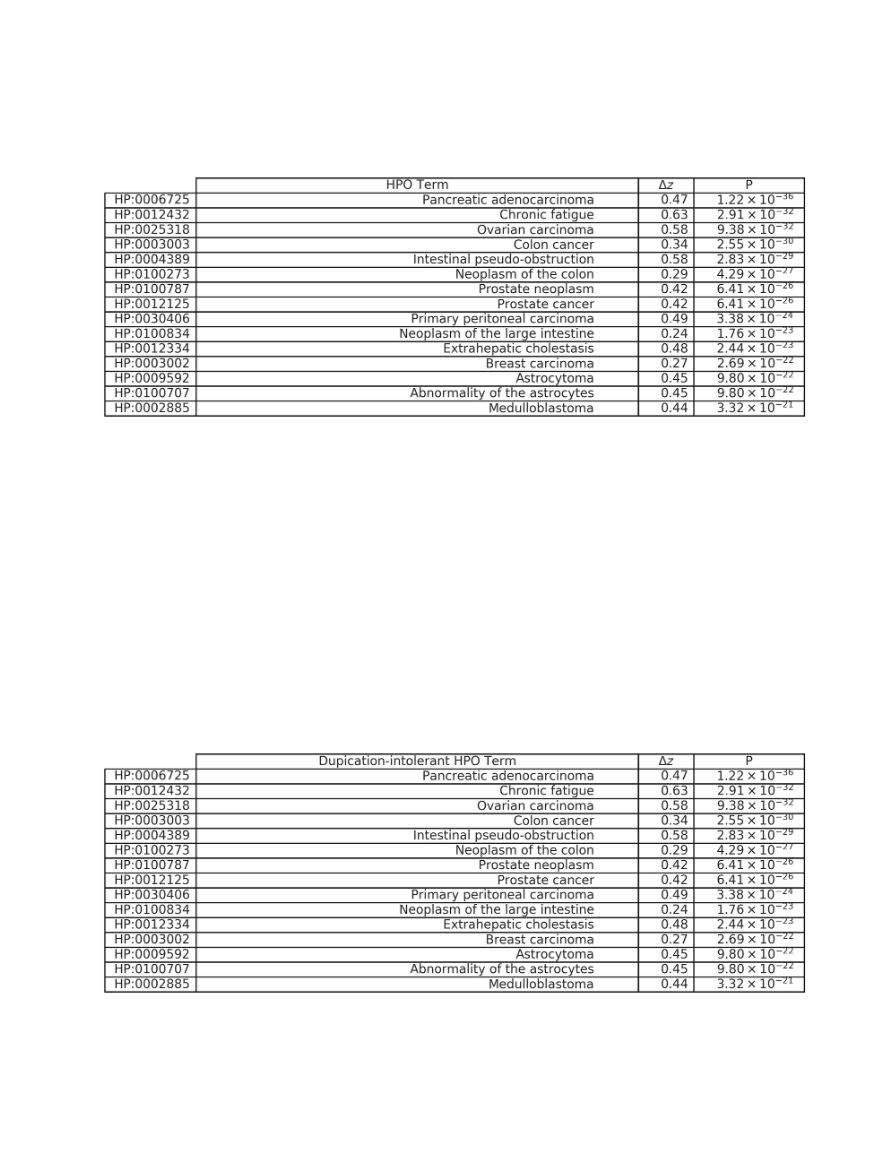
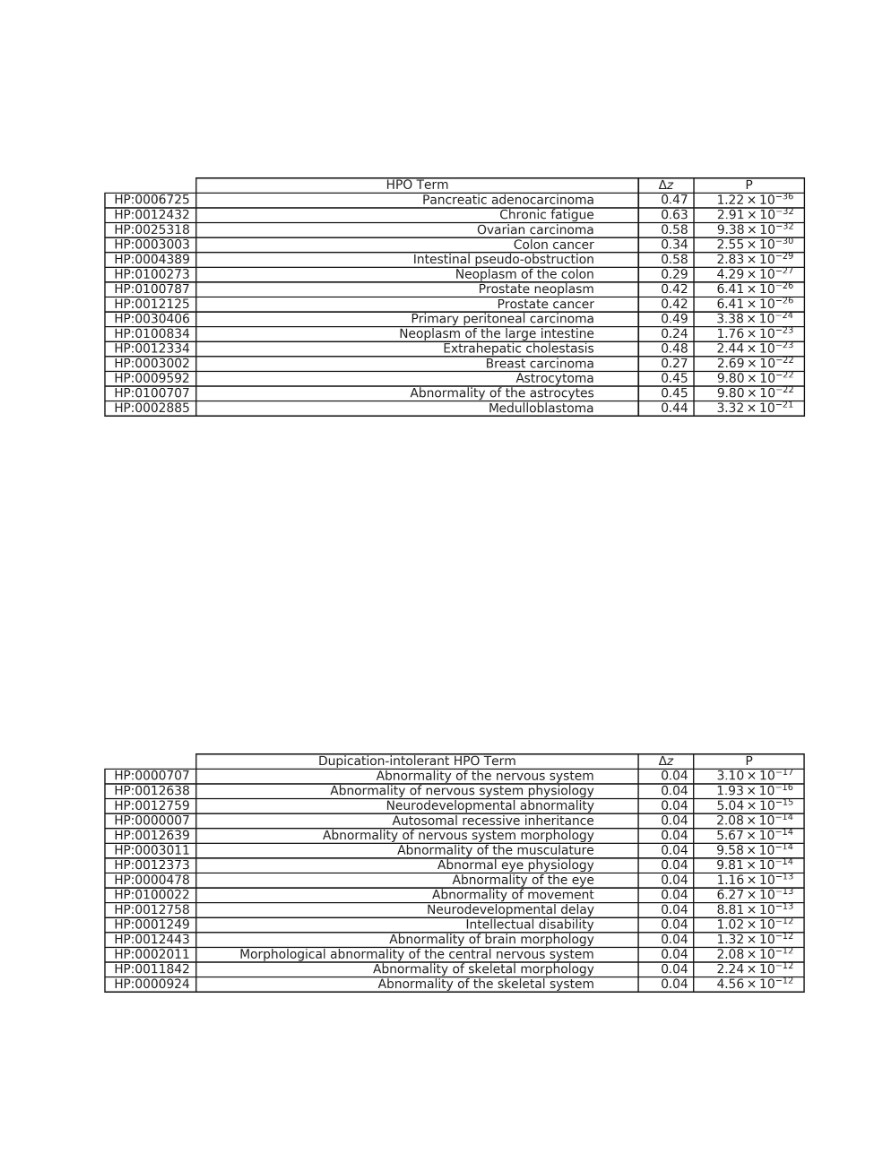
Before and after one commit to priestlab/cnv-ukb, a Jupyter notebook: figures/Constraint-Figures-and-Tables.ipynb, the cells around one changed output. Drawn from its saved outputs; the diff is of its cells as text; code cells hidden in the pictures.

```diff
--- a/figures/Constraint-Figures-and-Tables.ipynb
+++ b/figures/Constraint-Figures-and-Tables.ipynb
@@ -402,36 +393,36 @@ plt.show()
 # %% [output]
 [figure]
 # %%
-# Table S3a: Most highly constrained HPO Terms to deletion
+# Table S3b: Most highly constrained HPO Terms to deletion
 
 # select terms with at least 10 genes and positive constraint
-path = pd.read_table('../constraint/cnv_del_hpo-enrichment_20190430.tsv',
+path = pd.read_table('../constraint/cnv_dup_hpo-enrichment_20190430.tsv',
                      header=None, names=['ID', 'BETA', 'P', 'NAME', 'N'], index_col='ID').dropna()
 path[['BETA','P','N']] = path[['BETA','P','N']].astype(float)
 path['NAME'] = path['NAME'].apply(lambda s:s.replace('_',' '))
 top = path.query('N > 9 and BETA > 0').sort_values('P')[['NAME', 'BETA', 'P']].head(15)
 
 # save to file
 top.to_csv('supplement/Table-S3b_dup_hpo.tsv', sep="\t", header=['HPO Term', 'Delta z', 'P'])
 
 # display
 plt.figure(figsize=(8,8), dpi=300)
 tab = plt.table(cellText=map(lambda x:[x[0], '{:.2f}'.format(x[1]),
                                  '${0:.2f} \\times 10^{{{1}}}$'.format(x[2]*(10**int(1-np.log10(x[2]))),
                                                                       int(np.log10(x[2]))-1)],
                              top.values.tolist()),
                 rowLabels=top.index,
                 colLabels=['Dupication-intolerant HPO Term', '$\Delta z$', 'P'],
                 colWidths = [0.8, 0.1, 0.2],
                 loc='center',
                )
 tab.auto_set_font_size(False)
 tab.set_fontsize(10)
 # tab.scale(8,8)
 plt.axis('tight')
 plt.axis('off')
 plt.xticks([],[])
 plt.yticks([],[])
 plt.show()
 # %% [output]
-[figure, old version]
+[figure, new version]
```
Also changed, not shown: parts of 6 cells of this notebook, 1 other file.
